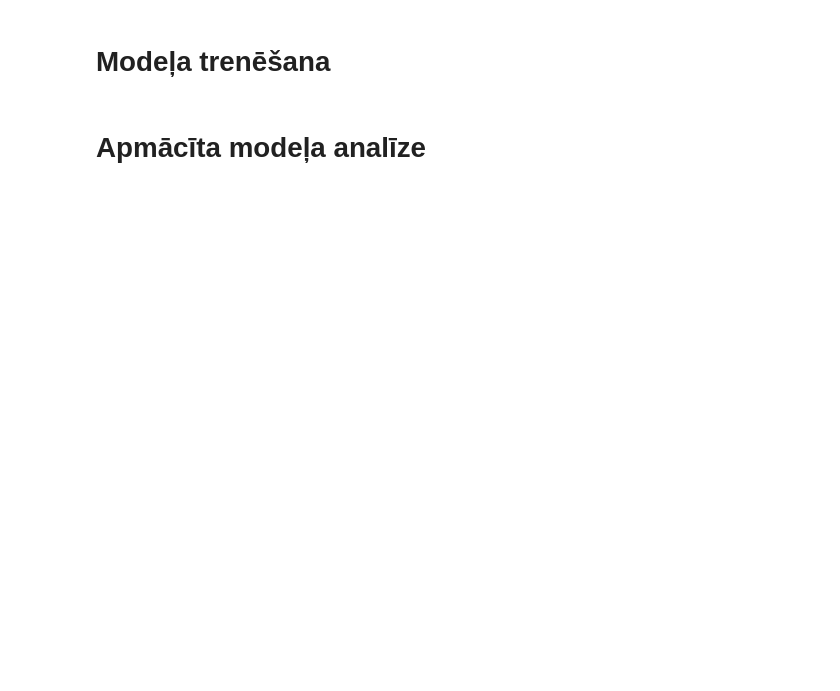
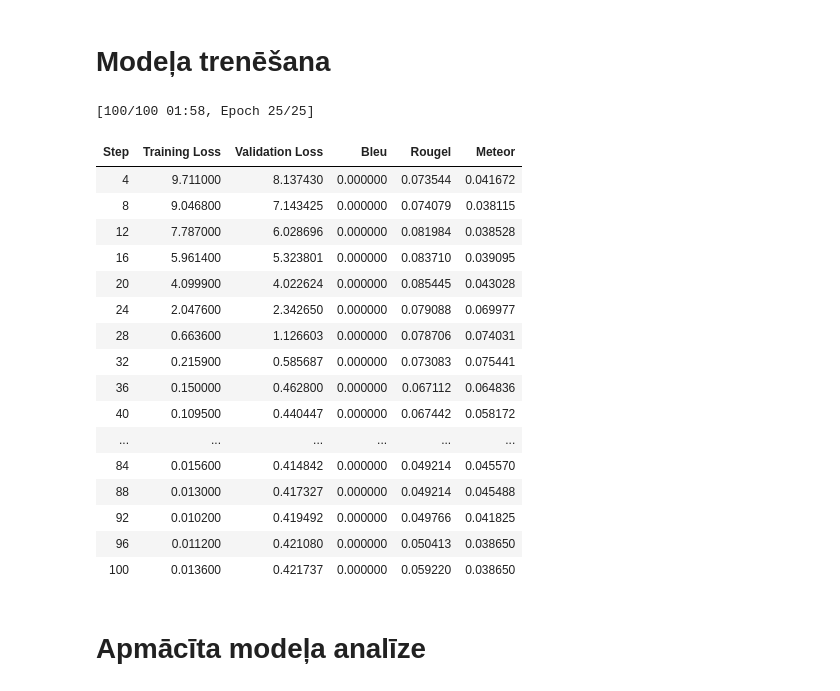
Before and after one commit to ronalds82/Datu-kopas-tulkosana, a Jupyter notebook: Instruct.ipynb, the cells around one changed output. Drawn from its saved outputs; the diff is of its cells as text; code cells hidden in the pictures; blank space fills up the shorter version.

```diff
--- a/Instruct.ipynb
+++ b/Instruct.ipynb
@@ -93,6 +74 @@ else:
-# %%
-# Uzstādām izvēlēto failu kā izmantoto
-if CLOUD != True:
-    file_name = fc.selected
-    print("Izvēlētais fails:", file_name)
 # %%
@@ -238,47 +207,65 @@ def train_model(model, train_dataset, val_dataset, output_dir):
     # Konfigurējam apmācības parametrus
     training_args = TrainingArguments(
         output_dir=output_dir,
-        num_train_epochs=3,
+        num_train_epochs=25,
         per_device_train_batch_size=4,
         per_device_eval_batch_size=4,
-        evaluation_strategy=IntervalStrategy.STEPS,
-        eval_steps=2500,
-        warmup_steps=1000,
-        weight_decay=0.001,
-        learning_rate=1e-5,
+        eval_strategy=IntervalStrategy.STEPS,
+        eval_steps=4,
+        warmup_steps=100,
+        weight_decay=0.01,
+        learning_rate=5e-5,
         logging_dir=logs_dir,
-        logging_steps=2500,
+        logging_steps=4,
         save_strategy=IntervalStrategy.EPOCH,
-        report_to="none",
-        label_names=["start_positions", "end_positions"]
+        report_to="none"
     )
 
     # Inicializējam traineri
     trainer = Trainer(
         model=model,
         args=training_args,
         train_dataset=train_dataset,
         eval_dataset=val_dataset,
         compute_metrics=compute_metrics,
-        preprocess_logits_for_metrics = preprocess_logits_for_metrics,
+        preprocess_logits_for_metrics=preprocess_logits_for_metrics,
         data_collator=default_data_collator
     )
 
     # Trenējam modeli
     trainer.train()
     return trainer
 
 if TRAIN:
     trainer = train_model(model, train_dataset, val_dataset, weights_dir)
 else:
     # Inicializējam traineri validācijas dēļ
     trainer = Trainer(
         model=model,
         eval_dataset=val_dataset,
         compute_metrics=compute_metrics,
-        preprocess_logits_for_metrics = preprocess_logits_for_metrics,
+        preprocess_logits_for_metrics=preprocess_logits_for_metrics,
         data_collator=default_data_collator
     )
+# %% [output]
+[100/100 01:58, Epoch 25/25]
+| Step | Training Loss | Validation Loss | Bleu | Rougel | Meteor |
+| 4 | 9.711000 | 8.137430 | 0.000000 | 0.073544 | 0.041672 |
+| 8 | 9.046800 | 7.143425 | 0.000000 | 0.074079 | 0.038115 |
+| 12 | 7.787000 | 6.028696 | 0.000000 | 0.081984 | 0.038528 |
+| 16 | 5.961400 | 5.323801 | 0.000000 | 0.083710 | 0.039095 |
+| 20 | 4.099900 | 4.022624 | 0.000000 | 0.085445 | 0.043028 |
+| 24 | 2.047600 | 2.342650 | 0.000000 | 0.079088 | 0.069977 |
+| 28 | 0.663600 | 1.126603 | 0.000000 | 0.078706 | 0.074031 |
+| 32 | 0.215900 | 0.585687 | 0.000000 | 0.073083 | 0.075441 |
+| 36 | 0.150000 | 0.462800 | 0.000000 | 0.067112 | 0.064836 |
+| 40 | 0.109500 | 0.440447 | 0.000000 | 0.067442 | 0.058172 |
+| ... | ... | ... | ... | ... | ... |
+| 84 | 0.015600 | 0.414842 | 0.000000 | 0.049214 | 0.045570 |
+| 88 | 0.013000 | 0.417327 | 0.000000 | 0.049214 | 0.045488 |
+| 92 | 0.010200 | 0.419492 | 0.000000 | 0.049766 | 0.041825 |
+| 96 | 0.011200 | 0.421080 | 0.000000 | 0.050413 | 0.038650 |
+| 100 | 0.013600 | 0.421737 | 0.000000 | 0.059220 | 0.038650 |
 # %% [markdown]
 # Apmācīta modeļa analīze
 # %%
```
Also changed, not shown: parts of 12 cells of this notebook.
